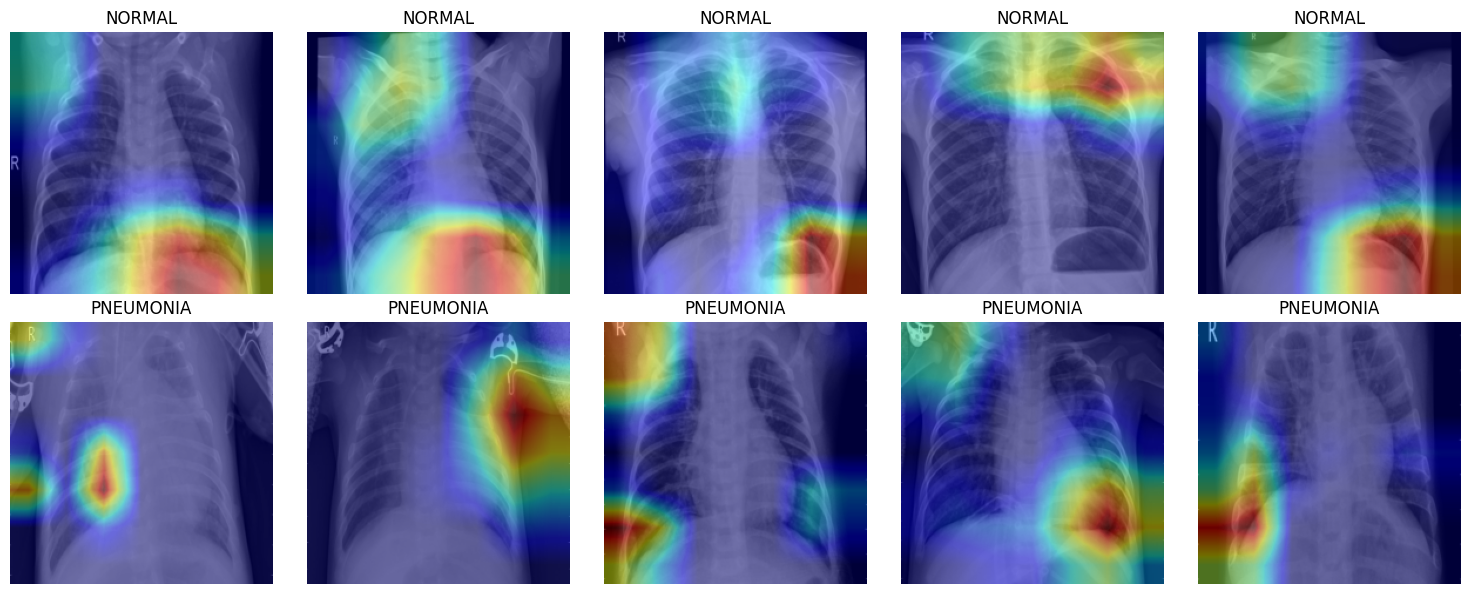
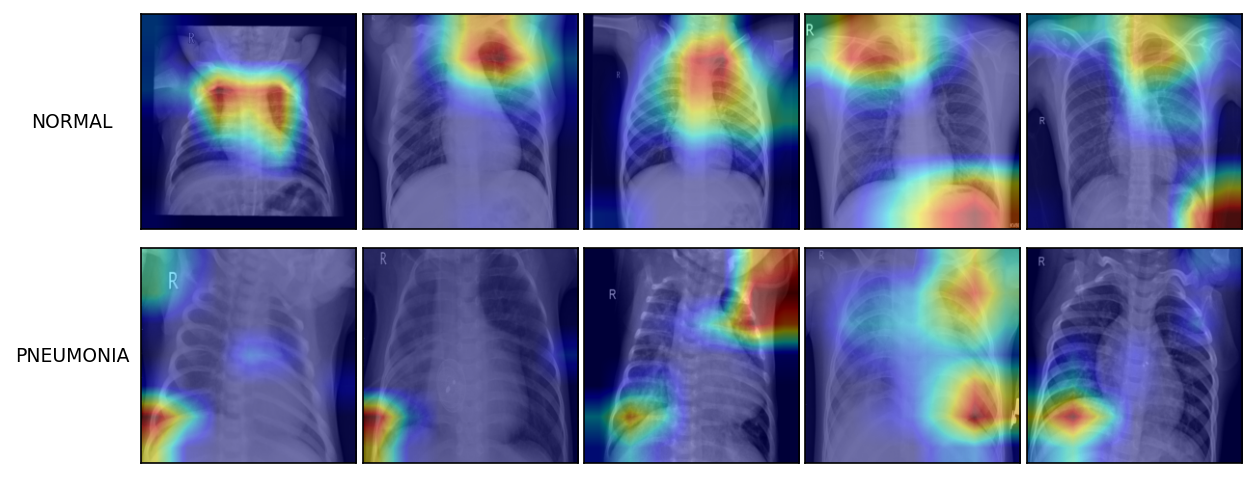
Unified diff of the notebook cell whose output changed from the first chart to the second:
--- before
+++ after
@@ -6,13 +6,16 @@
 class_names = ["NORMAL", "PNEUMONIA"]  # adjust if your label mapping differs
 
-def sample_indices_by_class(labels, cls, n=5):
+def sample_indices_by_class(labels, cls, n=5, generator=None):
     idx = torch.where(labels == cls)[0]
-    perm = torch.randperm(len(idx))[:n]
+    perm = torch.randperm(len(idx), generator=generator)[:n]
     return idx[perm]
 
 # Pull labels and sample indices
+g0 = torch.Generator().manual_seed(42)
+g1 = torch.Generator().manual_seed(43)
 labels_all = test_dataset.tensors[1]
-idx_normal = sample_indices_by_class(labels_all, 0, n=5)
-idx_pneumonia = sample_indices_by_class(labels_all, 1, n=5)
+idx_normal = sample_indices_by_class(labels_all, 0, n=5, generator=g0)
+idx_pneumonia = sample_indices_by_class(labels_all, 1, n=5, generator=g1)
+
 
 idxs = torch.cat([idx_normal, idx_pneumonia], dim=0)
@@ -27,5 +30,6 @@
 
 # Plot: 2 rows (NORMAL, PNEUMONIA) × 5 columns
-fig, axes = plt.subplots(2, 5, figsize=(15, 6))
+fig, axes = plt.subplots(2, 5, figsize=(8.2, 3.2), dpi=150)
+
 for row, cls in enumerate([0, 1]):
     for col in range(5):
@@ -37,10 +41,16 @@
             cam_t, size=img.shape[:2], mode="bilinear", align_corners=False
         )[0, 0].cpu().numpy()
+        
+        ax = axes[row, col]
+        ax.imshow(img)
+        ax.imshow(cam_resized, cmap="jet", alpha=0.45)
+        ax.set_xticks([])
+        ax.set_yticks([])
 
-        axes[row, col].imshow(img)
-        axes[row, col].imshow(cam_resized, cmap="jet", alpha=0.45)
-        axes[row, col].set_title(class_names[cls])
-        axes[row, col].axis("off")
-
-plt.tight_layout()
+    # One label per row instead of per‑subplot titles
+    # axes[row, 0].set_ylabel(class_names[cls], fontsize=9, rotation=0, labelpad=18, va="center")
+    axes[row, 0].set_ylabel(class_names[cls], fontsize=9, rotation=0, va="center", labelpad=28)
+    axes[row, 0].yaxis.set_label_coords(-0.32, 0.5)  # move label further left
+# Tight, manual spacing for small figure widths
+plt.subplots_adjust(left=0.10, right=0.995, top=0.98, bottom=0.02, wspace=0.03, hspace=0.03)
 plt.show()

Commit: visualization grad cam changes